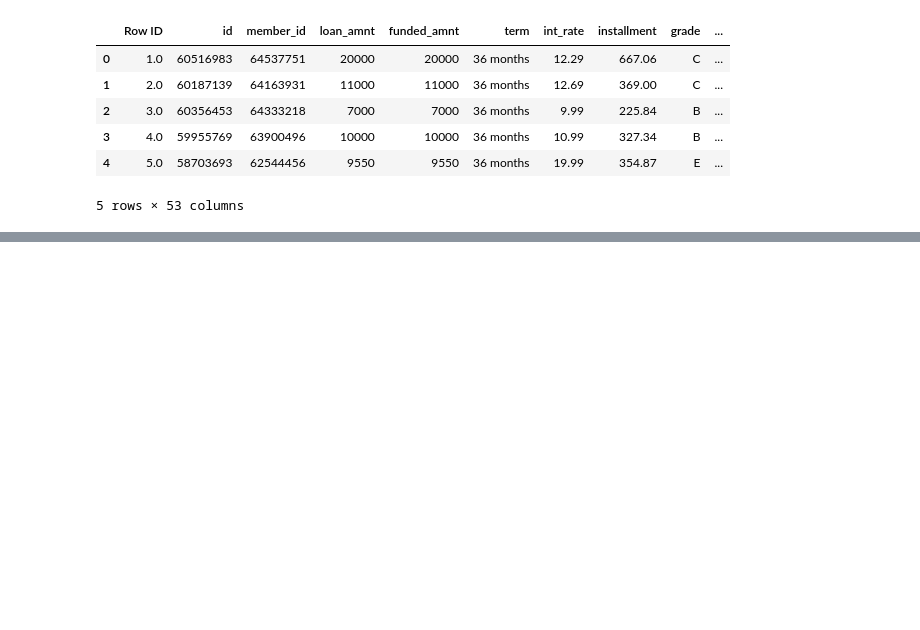
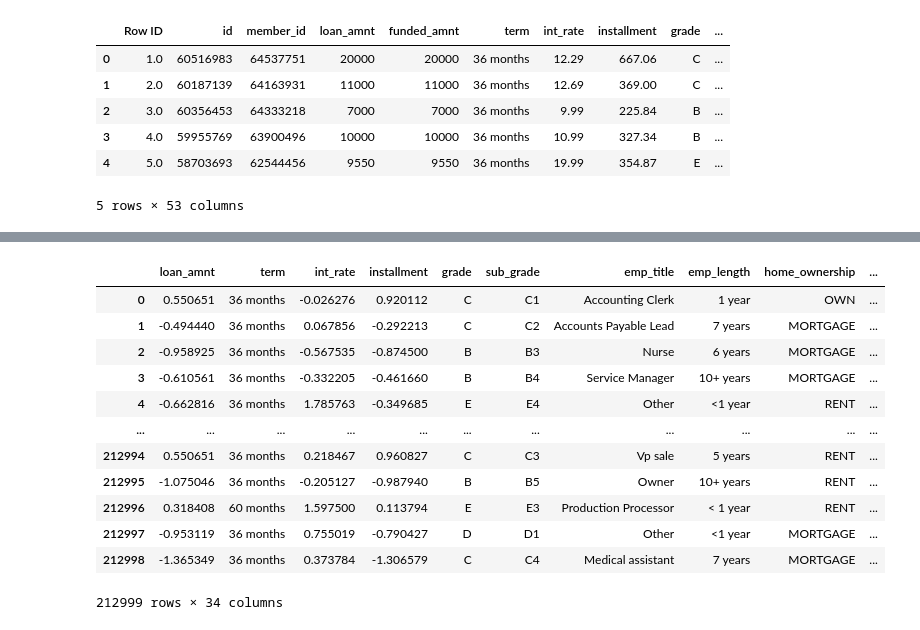
Before and after one commit to lazarosgogos/ML-exercises, a Jupyter notebook: ML_Project_6.ipynb, the cells around one changed output, grey strips where cells are left out. Cells and saved outputs as stored; diff of their text form; code cells hidden in the pictures; blank space fills up the shorter version.

```diff
--- a/ML_Project_6.ipynb
+++ b/ML_Project_6.ipynb
@@ -46,0 +89,19 @@ profile
+# %%
+numerical_cols = clean_df.select_dtypes(include=[np.number]).columns
+zscore_df = clean_df.copy()
+zscore_df[numerical_cols] = zscore_df[numerical_cols].apply(zscore)
+zscore_df
+# %% [output]
+|  | loan_amnt | term | int_rate | installment | grade | sub_grade | emp_title | emp_length | home_ownership | ... |
+| 0 | 0.550651 | 36 months | -0.026276 | 0.920112 | C | C1 | Accounting Clerk | 1 year | OWN | ... |
+| 1 | -0.494440 | 36 months | 0.067856 | -0.292213 | C | C2 | Accounts Payable Lead | 7 years | MORTGAGE | ... |
+| 2 | -0.958925 | 36 months | -0.567535 | -0.874500 | B | B3 | Nurse | 6 years | MORTGAGE | ... |
+| 3 | -0.610561 | 36 months | -0.332205 | -0.461660 | B | B4 | Service Manager | 10+ years | MORTGAGE | ... |
+| 4 | -0.662816 | 36 months | 1.785763 | -0.349685 | E | E4 | Other | <1 year | RENT | ... |
+| ... | ... | ... | ... | ... | ... | ... | ... | ... | ... | ... |
+| 212994 | 0.550651 | 36 months | 0.218467 | 0.960827 | C | C3 | Vp sale | 5 years | RENT | ... |
+| 212995 | -1.075046 | 36 months | -0.205127 | -0.987940 | B | B5 | Owner | 10+ years | RENT | ... |
+| 212996 | 0.318408 | 60 months | 1.597500 | 0.113794 | E | E3 | Production Processor | < 1 year | RENT | ... |
+| 212997 | -0.953119 | 36 months | 0.755019 | -0.790427 | D | D1 | Other | <1 year | MORTGAGE | ... |
+| 212998 | -1.365349 | 36 months | 0.373784 | -1.306579 | C | C4 | Medical assistant | 7 years | MORTGAGE | ... |
+212999 rows × 34 columns
```
Also changed, not shown: parts of 9 cells of this notebook.
